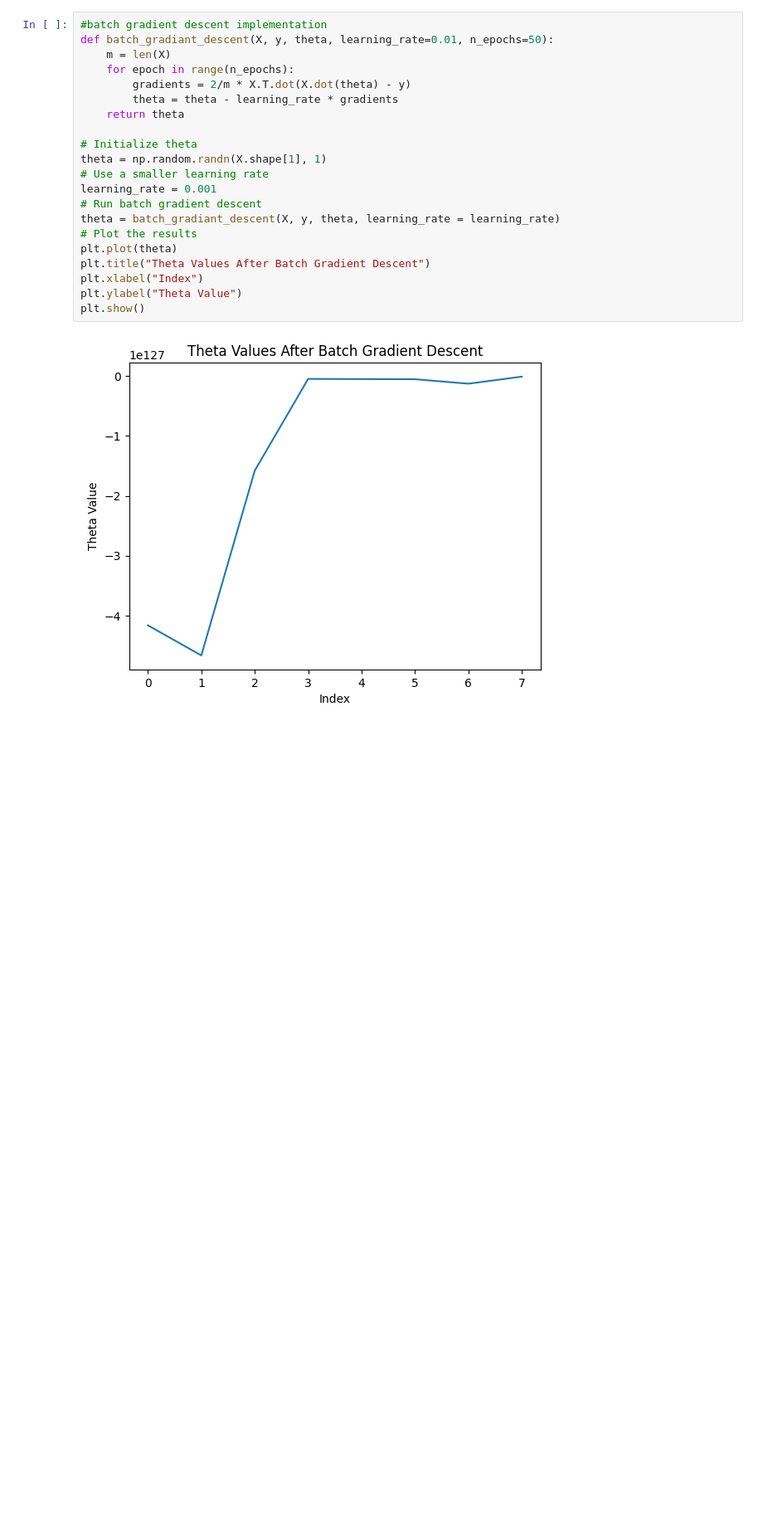
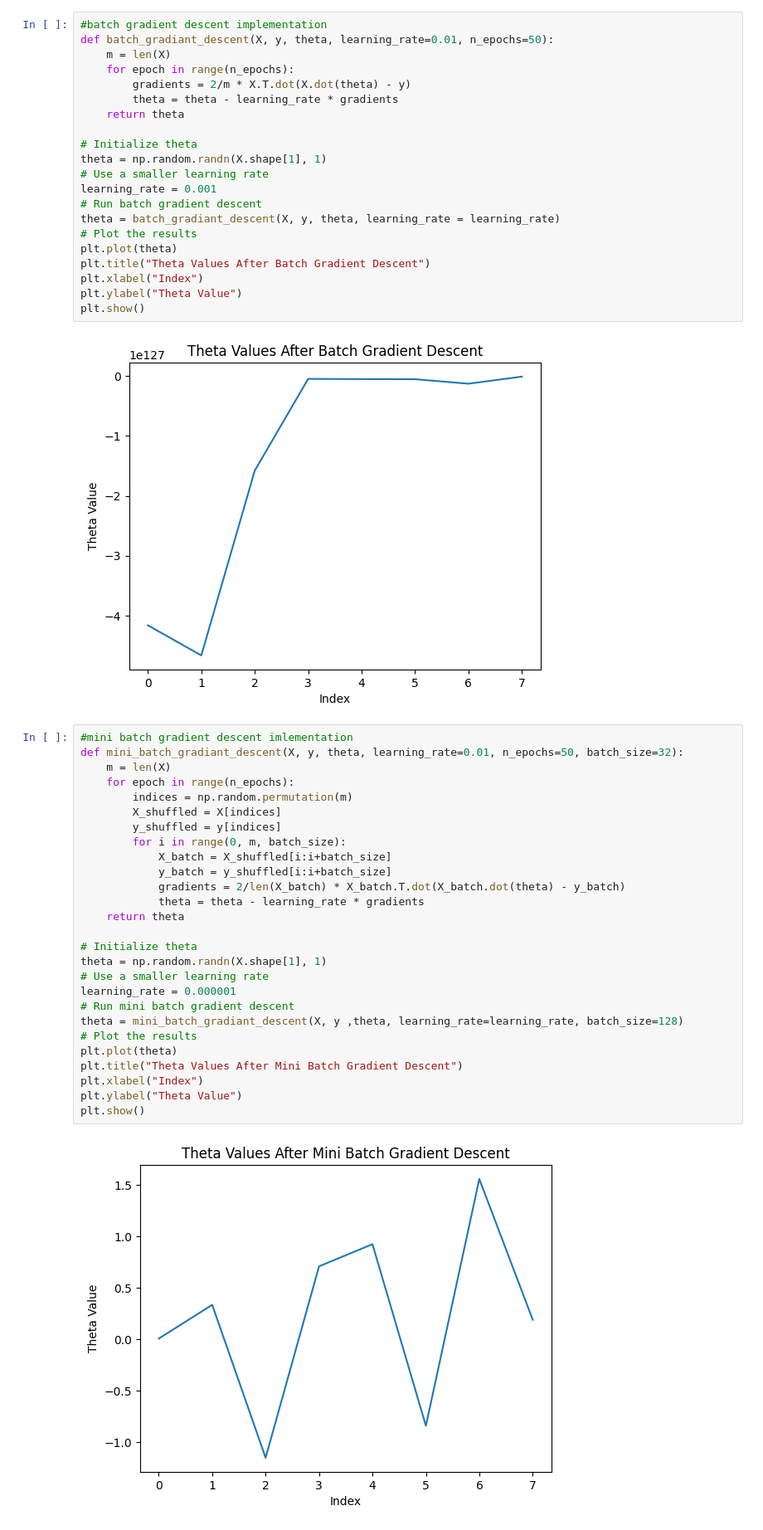
Before and after one commit to bhedadev010/deep-learning, a Jupyter notebook: types_of_gd.ipynb, the cells around one changed output. Shown at 83% size. Cells and saved outputs as stored; diff of their text form; blank space fills up the shorter version.

```diff
--- a/types_of_gd.ipynb
+++ b/types_of_gd.ipynb
@@ -128,3 +132,32 @@ plt.ylabel("Theta Value")
 plt.show()
 # %% [output]
 [figure]
+# %%
+#mini batch gradient descent imlementation
+def mini_batch_gradiant_descent(X, y, theta, learning_rate=0.01, n_epochs=50, batch_size=32):
+    m = len(X)
+    for epoch in range(n_epochs):
+        indices = np.random.permutation(m)
+        X_shuffled = X[indices]
+        y_shuffled = y[indices]
+        for i in range(0, m, batch_size):
+            X_batch = X_shuffled[i:i+batch_size]
+            y_batch = y_shuffled[i:i+batch_size]
+            gradients = 2/len(X_batch) * X_batch.T.dot(X_batch.dot(theta) - y_batch)
+            theta = theta - learning_rate * gradients
+    return theta
+
+# Initialize theta
+theta = np.random.randn(X.shape[1], 1)
+# Use a smaller learning rate
+learning_rate = 0.000001
+# Run mini batch gradient descent
+theta = mini_batch_gradiant_descent(X, y ,theta, learning_rate=learning_rate, batch_size=128)
+# Plot the results
+plt.plot(theta)
+plt.title("Theta Values After Mini Batch Gradient Descent")
+plt.xlabel("Index")
+plt.ylabel("Theta Value")
+plt.show()
+# %% [output]
+[figure, added]
```
Also changed, not shown: parts of 1 cell of this notebook.
